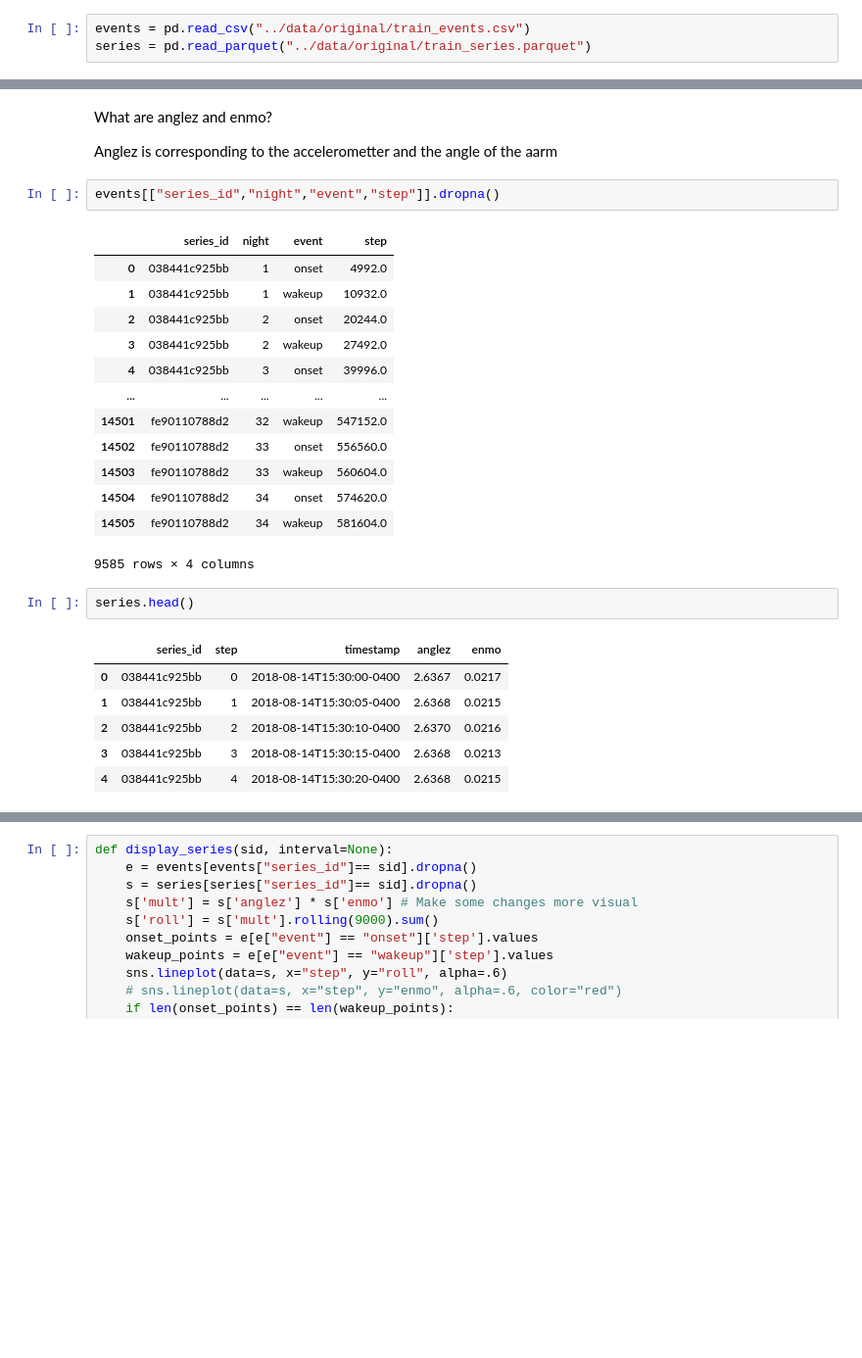
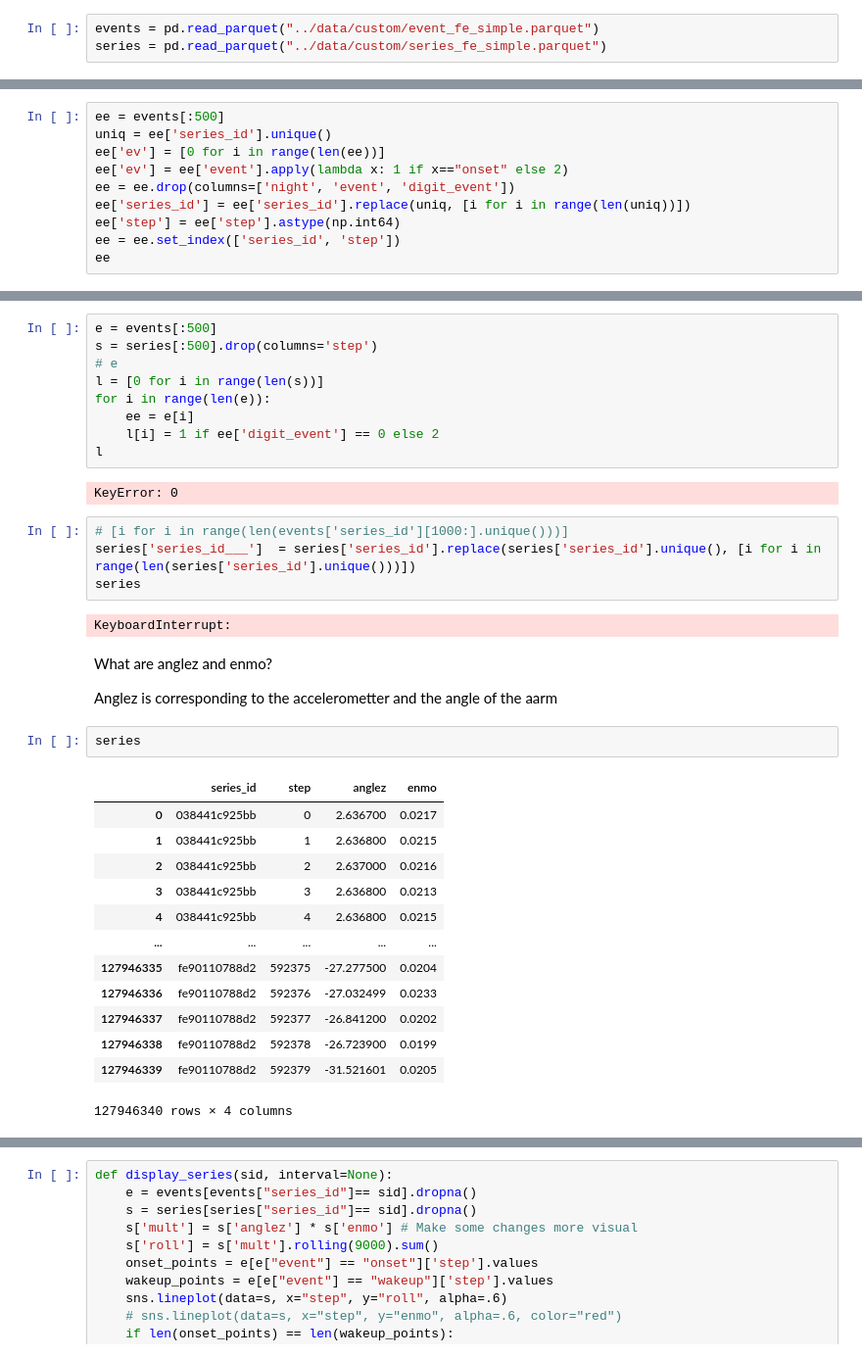
Before and after one commit to antoninchafiol/Detect_Zzz, a Jupyter notebook: notebooks/EDA.ipynb, the cells around one changed output, grey strips where cells are left out. Shown at 98% size. Drawn from its saved outputs; the diff is of its cells as text; blank space fills up the shorter version.

```diff
--- a/notebooks/EDA.ipynb
+++ b/notebooks/EDA.ipynb
@@ -6,5 +7,5 @@ import matplotlib.pyplot as plt
 plt.rcParams['figure.figsize'] = [25, 8]
 sns.set_theme()
 # %%
-events = pd.read_csv("../data/original/train_events.csv")
-series = pd.read_parquet("../data/original/train_series.parquet")
+events = pd.read_parquet("../data/custom/event_fe_simple.parquet")
+series = pd.read_parquet("../data/custom/series_fe_simple.parquet")
@@ -10,0 +35,10 @@ series = pd.read_parquet("../data/original/train_series.parquet")
+# %%
+ee = events[:500]
+uniq = ee['series_id'].unique()
+ee['ev'] = [0 for i in range(len(ee))]
+ee['ev'] = ee['event'].apply(lambda x: 1 if x=="onset" else 2)
+ee = ee.drop(columns=['night', 'event', 'digit_event'])
+ee['series_id'] = ee['series_id'].replace(uniq, [i for i in range(len(uniq))])
+ee['step'] = ee['step'].astype(np.int64)
+ee = ee.set_index(['series_id', 'step'])
+ee
@@ -11,29 +126,37 @@ series = pd.read_parquet("../data/original/train_series.parquet")
+# %%
+e = events[:500]
+s = series[:500].drop(columns='step')
+# e
+l = [0 for i in range(len(s))]
+for i in range(len(e)):
+    ee = e[i]
+    l[i] = 1 if ee['digit_event'] == 0 else 2
+l
+# %% [output]
+KeyError: 0
+# %%
+# [i for i in range(len(events['series_id'][1000:].unique()))]
+series['series_id___']  = series['series_id'].replace(series['series_id'].unique(), [i for i in range(len(series['series_id'].unique()))])
+series
+# %% [output]
+KeyboardInterrupt:
 # %% [markdown]
 What are anglez and enmo?
 
 Anglez is corresponding to the accelerometter and the angle of the aarm
-# %%
-events[["series_id","night","event","step"]].dropna()
-# %% [output]
-|  | series_id | night | event | step |
-| 0 | 038441c925bb | 1 | onset | 4992.0 |
-| 1 | 038441c925bb | 1 | wakeup | 10932.0 |
-| 2 | 038441c925bb | 2 | onset | 20244.0 |
-| 3 | 038441c925bb | 2 | wakeup | 27492.0 |
-| 4 | 038441c925bb | 3 | onset | 39996.0 |
-| ... | ... | ... | ... | ... |
-| 14501 | fe90110788d2 | 32 | wakeup | 547152.0 |
-| 14502 | fe90110788d2 | 33 | onset | 556560.0 |
-| 14503 | fe90110788d2 | 33 | wakeup | 560604.0 |
-| 14504 | fe90110788d2 | 34 | onset | 574620.0 |
-| 14505 | fe90110788d2 | 34 | wakeup | 581604.0 |
-9585 rows × 4 columns
 # %%
-series.head()
+series
 # %% [output]
-|  | series_id | step | timestamp | anglez | enmo |
-| 0 | 038441c925bb | 0 | 2018-08-14T15:30:00-0400 | 2.6367 | 0.0217 |
-| 1 | 038441c925bb | 1 | 2018-08-14T15:30:05-0400 | 2.6368 | 0.0215 |
-| 2 | 038441c925bb | 2 | 2018-08-14T15:30:10-0400 | 2.6370 | 0.0216 |
-| 3 | 038441c925bb | 3 | 2018-08-14T15:30:15-0400 | 2.6368 | 0.0213 |
-| 4 | 038441c925bb | 4 | 2018-08-14T15:30:20-0400 | 2.6368 | 0.0215 |
+|  | series_id | step | anglez | enmo |
+| 0 | 038441c925bb | 0 | 2.636700 | 0.0217 |
+| 1 | 038441c925bb | 1 | 2.636800 | 0.0215 |
+| 2 | 038441c925bb | 2 | 2.637000 | 0.0216 |
+| 3 | 038441c925bb | 3 | 2.636800 | 0.0213 |
+| 4 | 038441c925bb | 4 | 2.636800 | 0.0215 |
+| ... | ... | ... | ... | ... |
+| 127946335 | fe90110788d2 | 592375 | -27.277500 | 0.0204 |
+| 127946336 | fe90110788d2 | 592376 | -27.032499 | 0.0233 |
+| 127946337 | fe90110788d2 | 592377 | -26.841200 | 0.0202 |
+| 127946338 | fe90110788d2 | 592378 | -26.723900 | 0.0199 |
+| 127946339 | fe90110788d2 | 592379 | -31.521601 | 0.0205 |
+127946340 rows × 4 columns
```
Also changed, not shown: parts of 9 cells of this notebook, 4 other files.
